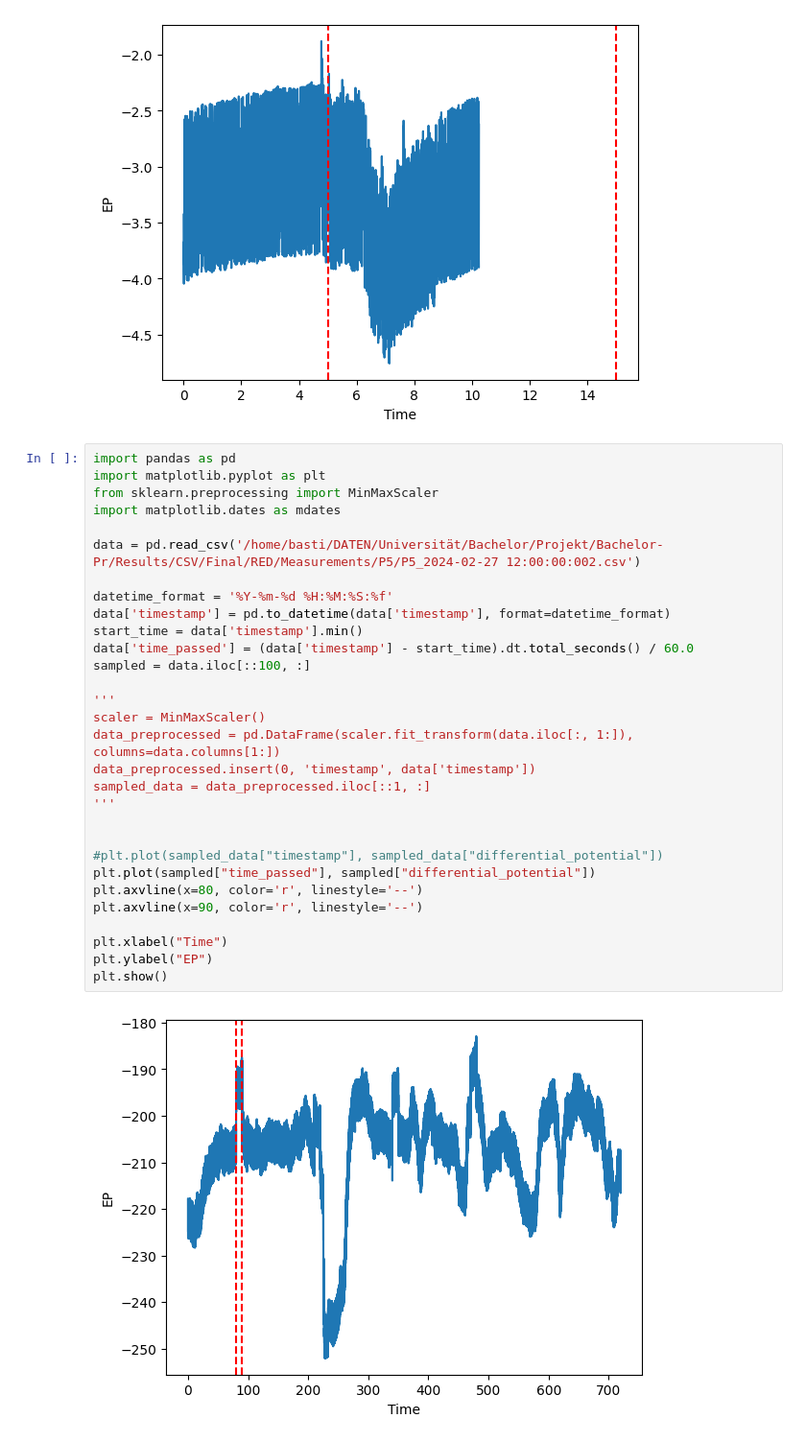
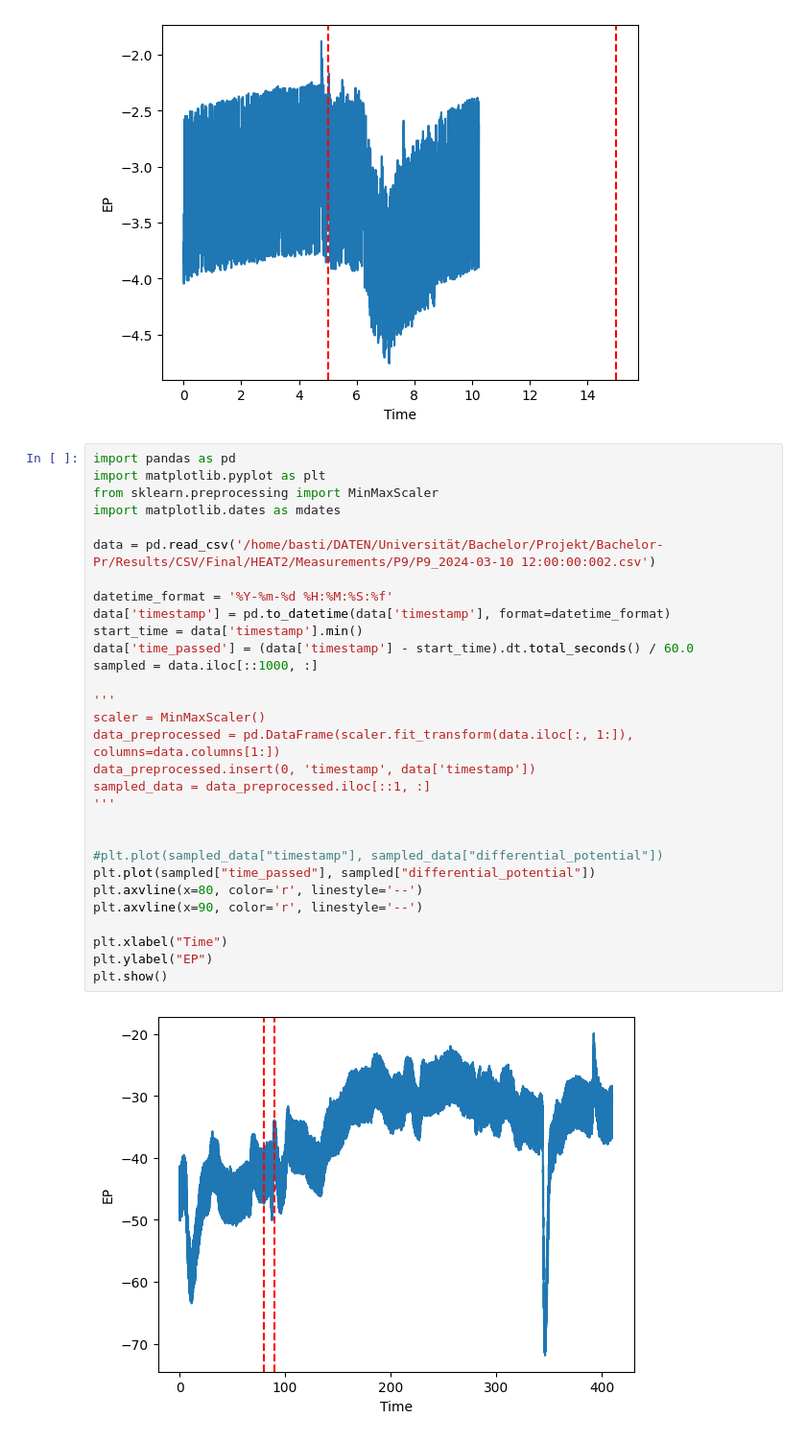
Before and after one commit to sebastianmai/Bachelor-Pr, a Jupyter notebook: Results/test_vis.ipynb, the cells around one changed output. Shown: that part at 96% size. Saved outputs shown, nothing was run; the diff lists cells and outputs as text.

```diff
--- a/Results/test_vis.ipynb
+++ b/Results/test_vis.ipynb
@@ -78,35 +78,35 @@ plt.show()
 # %%
 import pandas as pd
 import matplotlib.pyplot as plt
 from sklearn.preprocessing import MinMaxScaler
 import matplotlib.dates as mdates
 
-data = pd.read_csv('/home/basti/DATEN/Universität/Bachelor/Projekt/Bachelor-Pr/Results/CSV/Final/RED/Measurements/P5/P5_2024-02-27 12:00:00:002.csv')
+data = pd.read_csv('/home/basti/DATEN/Universität/Bachelor/Projekt/Bachelor-Pr/Results/CSV/Final/HEAT2/Measurements/P9/P9_2024-03-10 12:00:00:002.csv')
 
 datetime_format = '%Y-%m-%d %H:%M:%S:%f'
 data['timestamp'] = pd.to_datetime(data['timestamp'], format=datetime_format)
 start_time = data['timestamp'].min()
 data['time_passed'] = (data['timestamp'] - start_time).dt.total_seconds() / 60.0
-sampled = data.iloc[::100, :]
+sampled = data.iloc[::1000, :]
 
 '''
 scaler = MinMaxScaler()
 data_preprocessed = pd.DataFrame(scaler.fit_transform(data.iloc[:, 1:]), columns=data.columns[1:])
 data_preprocessed.insert(0, 'timestamp', data['timestamp'])
 sampled_data = data_preprocessed.iloc[::1, :]
 '''
 
 
 #plt.plot(sampled_data["timestamp"], sampled_data["differential_potential"])
 plt.plot(sampled["time_passed"], sampled["differential_potential"])
 plt.axvline(x=80, color='r', linestyle='--')
 plt.axvline(x=90, color='r', linestyle='--')
 
 plt.xlabel("Time")
 plt.ylabel("EP")
 plt.show()
 # %% [output]
-[figure, old version]
+[figure, new version]
 # %%
 import pandas as pd
 import matplotlib.pyplot as plt
```
Also changed, not shown: parts of 2 cells of this notebook, 5 other files.
